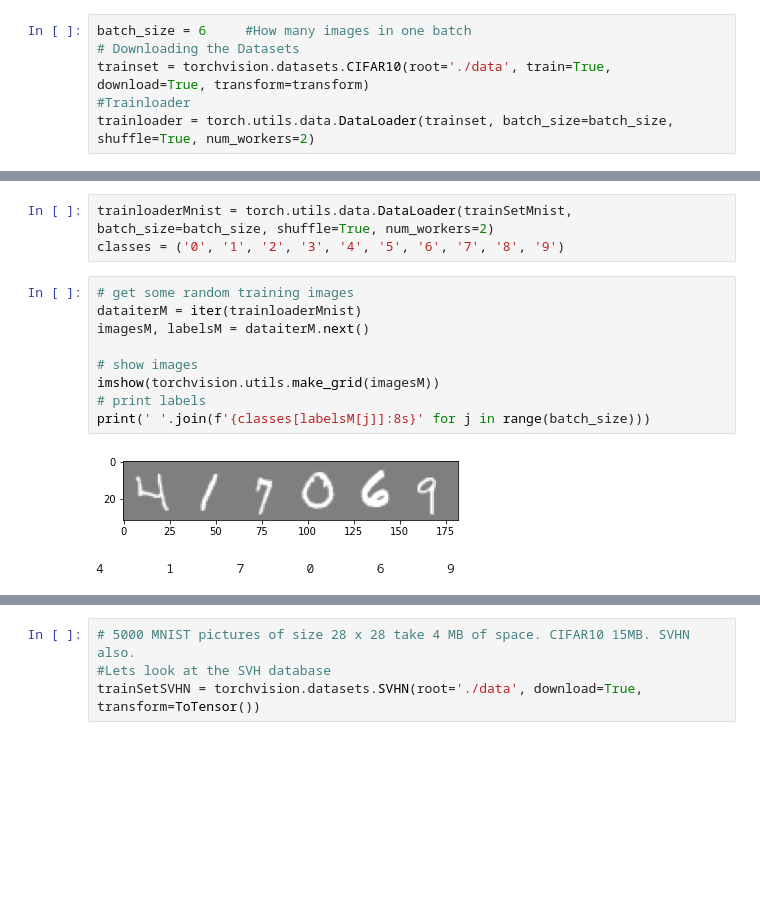
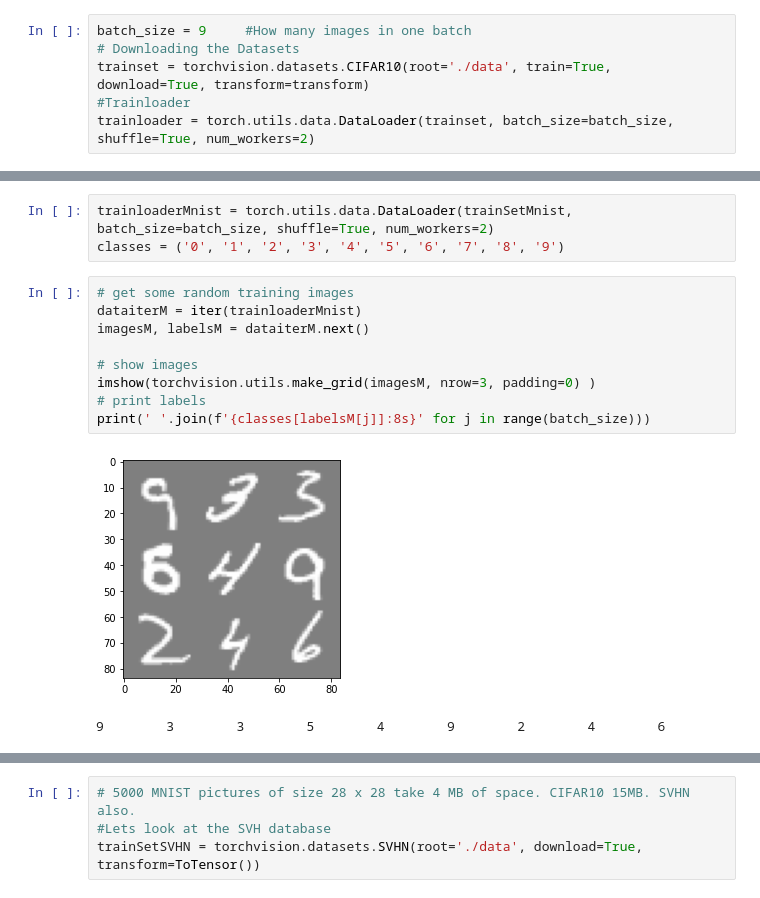
Before and after one commit to petarcalic99/PROJECT-Proof_Of_Liveness, a Jupyter notebook: Experiments/PyTorchDataSets_Study.ipynb, the cells around one changed output, grey strips where cells are left out. Drawn from its saved outputs; the diff is of its cells as text; blank space fills up the shorter version.

```diff
--- a/Experiments/PyTorchDataSets_Study.ipynb
+++ b/Experiments/PyTorchDataSets_Study.ipynb
@@ -7,7 +7,7 @@ import torchvision.transforms as transforms
 # %%
 transform = transforms.Compose([transforms.ToTensor(),transforms.Normalize((0.5, 0.5, 0.5), (0.5, 0.5, 0.5))])
 # %%
-batch_size = 6     #How many images in one batch
+batch_size = 9     #How many images in one batch
 # Downloading the Datasets
 trainset = torchvision.datasets.CIFAR10(root='./data', train=True, download=True, transform=transform)
 #Trainloader
@@ -122,15 +122,15 @@ classes = ('0', '1', '2', '3', '4', '5', '6', '7', '8', '9')
 # %%
 # get some random training images
 dataiterM = iter(trainloaderMnist)
 imagesM, labelsM = dataiterM.next()
 
 # show images
-imshow(torchvision.utils.make_grid(imagesM))
+imshow(torchvision.utils.make_grid(imagesM, nrow=3, padding=0) )
 # print labels
 print(' '.join(f'{classes[labelsM[j]]:8s}' for j in range(batch_size)))
 # %% [output]
-[figure, old version]
+[figure, new version]
-4        1        7        0        6        9
+9        3        3        5        4        9        2        4        6
 # %%
 
 imagesM.size()
```
Also changed, not shown: parts of 9 cells of this notebook.
